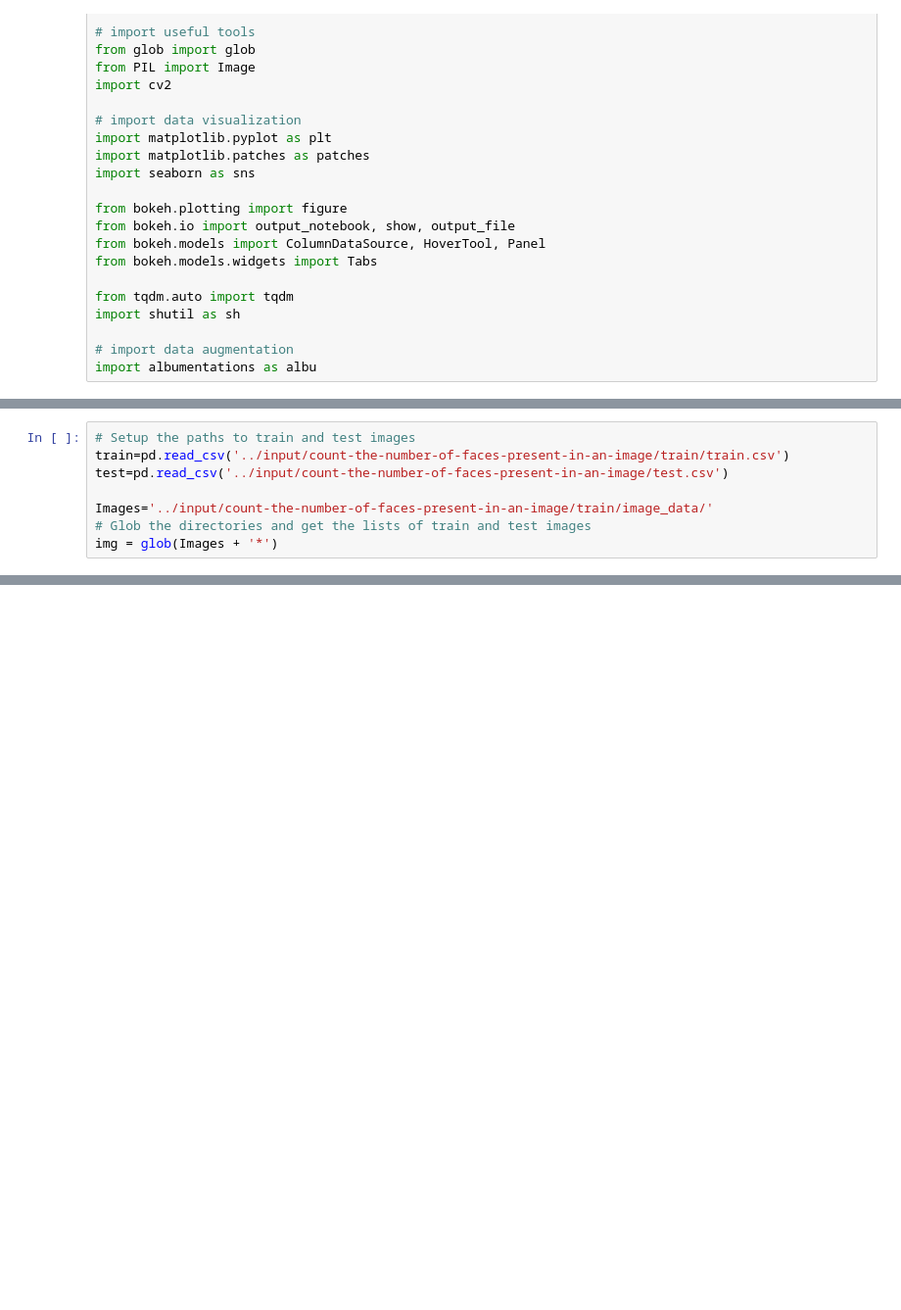
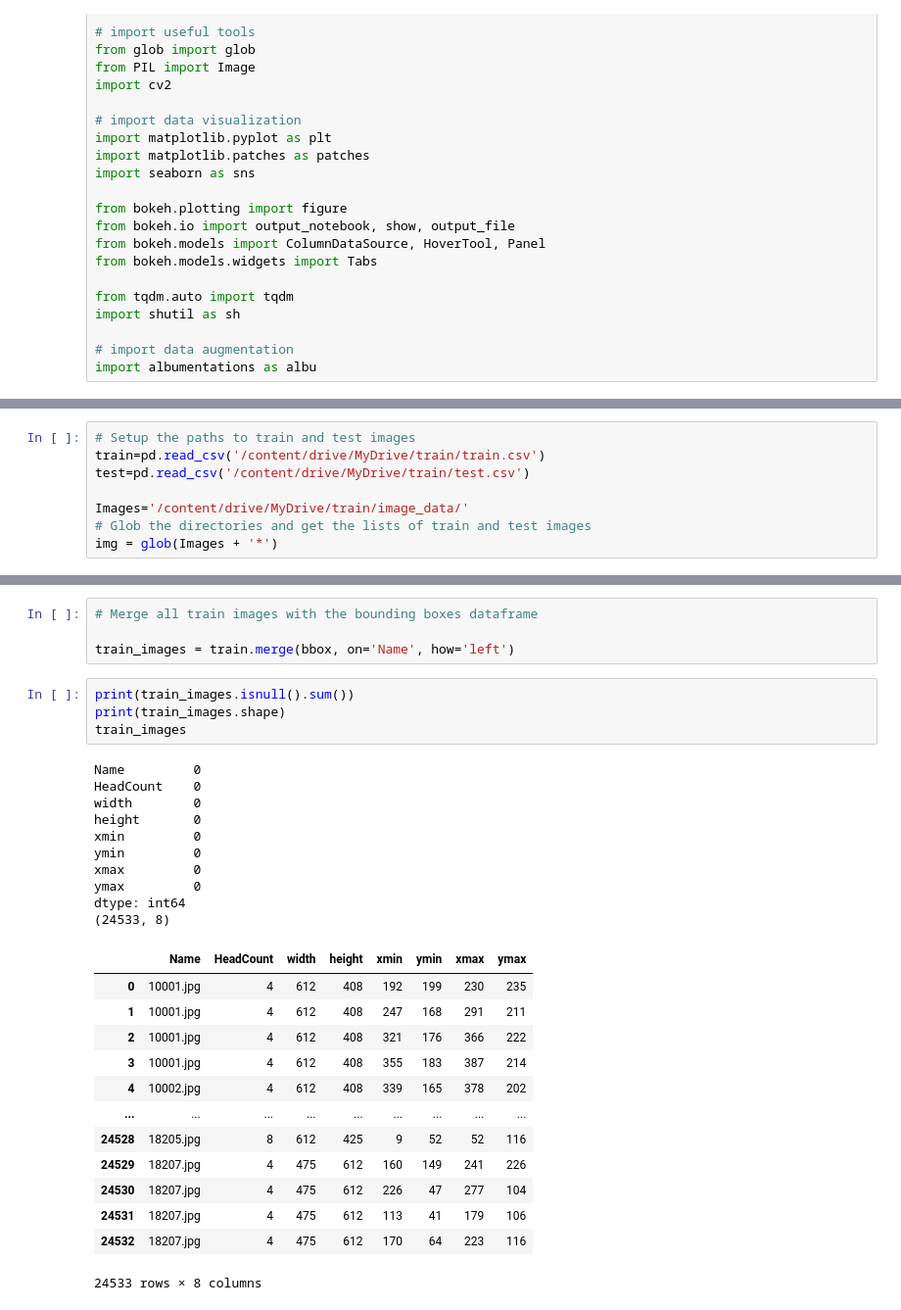
Before and after one commit to PhamBaVuong/PhamBaVuong_DATN, a Jupyter notebook: yolov5.ipynb, the cells around one changed output, grey strips where cells are left out. Shown at 98% size. Saved outputs shown, nothing was run; the diff lists cells and outputs as text; blank space fills up the shorter version.

```diff
--- a/yolov5.ipynb
+++ b/yolov5.ipynb
@@ -28,8 +33,8 @@ import albumentations as albu
 # %%
 # Setup the paths to train and test images
-train=pd.read_csv('../input/count-the-number-of-faces-present-in-an-image/train/train.csv')
-test=pd.read_csv('../input/count-the-number-of-faces-present-in-an-image/test.csv')
+train=pd.read_csv('/content/drive/MyDrive/train/train.csv')
+test=pd.read_csv('/content/drive/MyDrive/train/test.csv')
 
-Images='../input/count-the-number-of-faces-present-in-an-image/train/image_data/'
+Images='/content/drive/MyDrive/train/image_data/'
 # Glob the directories and get the lists of train and test images
 img = glob(Images + '*')
@@ -37,0 +78,32 @@ FileNotFoundError: ignored
+# %%
+# Merge all train images with the bounding boxes dataframe
+
+train_images = train.merge(bbox, on='Name', how='left')
+# %%
+print(train_images.isnull().sum())
+print(train_images.shape)
+train_images
+# %% [output]
+Name         0
+HeadCount    0
+width        0
+height       0
+xmin         0
+ymin         0
+xmax         0
+ymax         0
+dtype: int64
+(24533, 8)
+|  | Name | HeadCount | width | height | xmin | ymin | xmax | ymax |
+| 0 | 10001.jpg | 4 | 612 | 408 | 192 | 199 | 230 | 235 |
+| 1 | 10001.jpg | 4 | 612 | 408 | 247 | 168 | 291 | 211 |
+| 2 | 10001.jpg | 4 | 612 | 408 | 321 | 176 | 366 | 222 |
+| 3 | 10001.jpg | 4 | 612 | 408 | 355 | 183 | 387 | 214 |
+| 4 | 10002.jpg | 4 | 612 | 408 | 339 | 165 | 378 | 202 |
+| ... | ... | ... | ... | ... | ... | ... | ... | ... |
+| 24528 | 18205.jpg | 8 | 612 | 425 | 9 | 52 | 52 | 116 |
+| 24529 | 18207.jpg | 4 | 475 | 612 | 160 | 149 | 241 | 226 |
+| 24530 | 18207.jpg | 4 | 475 | 612 | 226 | 47 | 277 | 104 |
+| 24531 | 18207.jpg | 4 | 475 | 612 | 113 | 41 | 179 | 106 |
+| 24532 | 18207.jpg | 4 | 475 | 612 | 170 | 64 | 223 | 116 |
+24533 rows × 8 columns
```
Also changed, not shown: parts of 30 cells of this notebook.
